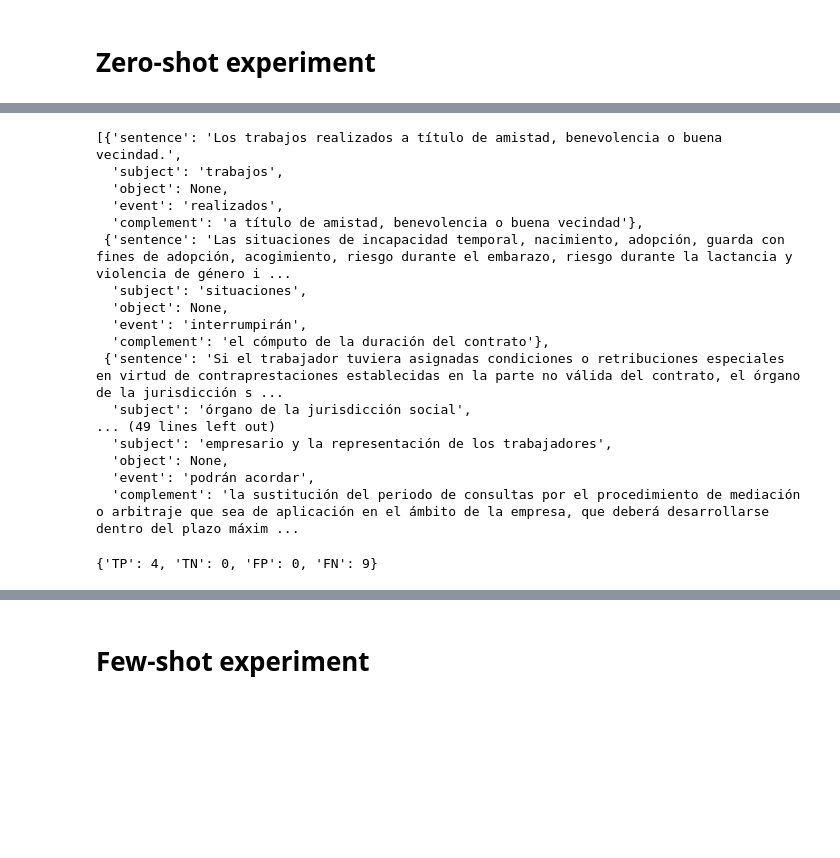
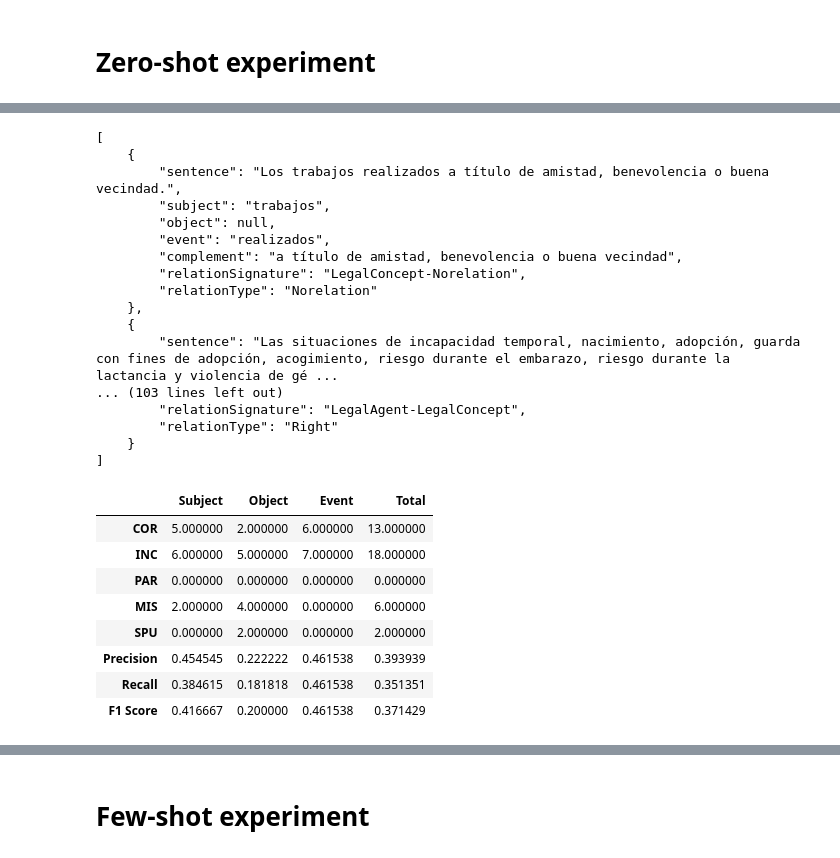
Before and after one commit to gabyarte/event-extraction-small-corpus, a Jupyter notebook: notebooks/02_gpt_for_event_extraction.ipynb, the cells around one changed output, grey strips where cells are left out. Saved outputs shown, nothing was run; the diff lists cells and outputs as text; code cells hidden in the pictures; blank space fills up the shorter version.

Commit message:
feat: Improve metrics and refactor

```diff
--- a/notebooks/02_gpt_for_event_extraction.ipynb
+++ b/notebooks/02_gpt_for_event_extraction.ipynb
@@ -10,15 +10,6 @@ from dotenv import load_dotenv
 load_dotenv()
 
 openai.api_key = os.getenv('OPENAI_KEY')
-# %%
-def get_completion(prompt, model="gpt-3.5-turbo"):
-    messages = [{"role": "user", "content": prompt}]
-    response = openai.ChatCompletion.create(
-        model=model,
-        messages=messages,
-        temperature=0, # this is the degree of randomness of the model's output
-    )
-    return response.choices[0].message["content"]
 # %% [markdown]
 # First experiment
 # %%
@@ -159,6 +128,7 @@ sentences_f = list(map(lambda x: x.split('\n')[0], sentences_re[1:]))
 # %%
 evaluation_data = []
-for sentence in sentences_f:
+for raw_sentence in sentences_re[1:]:
+    sentence = raw_sentence.split('\n')[0]
     sentence_data = {}
     sentence_data['text'] = ''.join(
         re.split(r'\<\w+\>|\</\w+\>', sentence))
@@ -178,6 +148,17 @@ for sentence in sentences_f:
         r'(?<=\<comp\>)(.+)(?=\</comp\>)', sentence
     )
     sentence_data['complement'] = complement.group(0) if complement else None
+
+    relation_signature = re.search(
+        r'(?<=RelationSignature:\s)(.+)(?=\s\()', raw_sentence
+    )
+    sentence_data['relationSignature'] = relation_signature.group(0) if relation_signature else None
+
+    relation_type = re.search(
+        r'(?<=RelationType:\s)(.+)(?=\s\()', raw_sentence
+    )
+    sentence_data['relationType'] = relation_type.group(0) if relation_type else None
+
     evaluation_data.append(sentence_data)
 # %%
 evaluation_data
@@ -250,30 +244,40 @@ response = get_completion(prompt)
+# %%
+print(response)
+# %% [output]
+[
+    {
+        "sentence": "Los trabajos realizados a título de amistad, benevolencia o buena vecindad.",
+        "subject": "trabajos",
+        "object": null,
+        "event": "realizados",
+        "complement": "a título de amistad, benevolencia o buena vecindad",
+        "relationSignature": "LegalConcept-Norelation",
+        "relationType": "Norelation"
+    },
+    {
+        "sentence": "Las situaciones de incapacidad temporal, nacimiento, adopción, guarda con fines de adopción, acogimiento, riesgo durante el embarazo, riesgo durante la lactancia y violencia de gé ...
+... (103 lines left out)
+        "relationSignature": "LegalAgent-LegalConcept",
+        "relationType": "Right"
+    }
+]
 # %%
 import json
 
 evaluation_predict = json.loads(response)
 # %%
 evaluation_predict
-# %% [output]
-[{'sentence': 'Los trabajos realizados a título de amistad, benevolencia o buena vecindad.',
-  'subject': 'trabajos',
-  'object': None,
-  'event': 'realizados',
-  'complement': 'a título de amistad, benevolencia o buena vecindad'},
- {'sentence': 'Las situaciones de incapacidad temporal, nacimiento, adopción, guarda con fines de adopción, acogimiento, riesgo durante el embarazo, riesgo durante la lactancia y violencia de género i ...
-  'subject': 'situaciones',
-  'object': None,
-  'event': 'interrumpirán',
-  'complement': 'el cómputo de la duración del contrato'},
- {'sentence': 'Si el trabajador tuviera asignadas condiciones o retribuciones especiales en virtud de contraprestaciones establecidas en la parte no válida del contrato, el órgano de la jurisdicción s ...
-  'subject': 'órgano de la jurisdicción social',
-... (49 lines left out)
-  'subject': 'empresario y la representación de los trabajadores',
-  'object': None,
-  'event': 'podrán acordar',
-  'complement': 'la sustitución del periodo de consultas por el procedimiento de mediación o arbitraje que sea de aplicación en el ámbito de la empresa, que deberá desarrollarse dentro del plazo máxim ...
 # %%
-from utils.metrics import evaluate_label_metrics, calculate_metrics
+from utils.metrics import match_score
 
-evaluate_label_metrics(evaluation_data, evaluation_predict, 'object')
+match_score(evaluation_data, evaluation_predict, 'exact')
 # %% [output]
-{'TP': 4, 'TN': 0, 'FP': 0, 'FN': 9}
+|  | Subject | Object | Event | Total |
+| COR | 5.000000 | 2.000000 | 6.000000 | 13.000000 |
+| INC | 6.000000 | 5.000000 | 7.000000 | 18.000000 |
+| PAR | 0.000000 | 0.000000 | 0.000000 | 0.000000 |
+| MIS | 2.000000 | 4.000000 | 0.000000 | 6.000000 |
+| SPU | 0.000000 | 2.000000 | 0.000000 | 2.000000 |
+| Precision | 0.454545 | 0.222222 | 0.461538 | 0.393939 |
+| Recall | 0.384615 | 0.181818 | 0.461538 | 0.351351 |
+| F1 Score | 0.416667 | 0.200000 | 0.461538 | 0.371429 |
```
Also changed, not shown: parts of 19 cells of this notebook, 3 other files.
